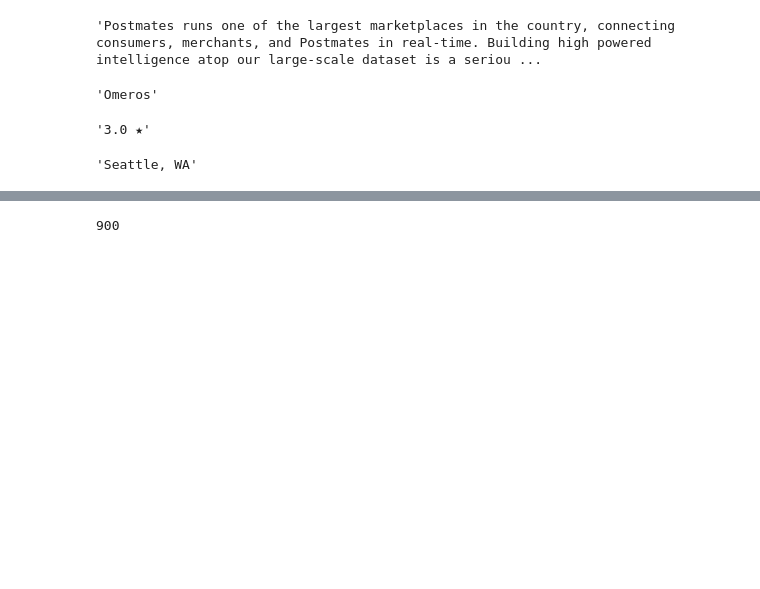
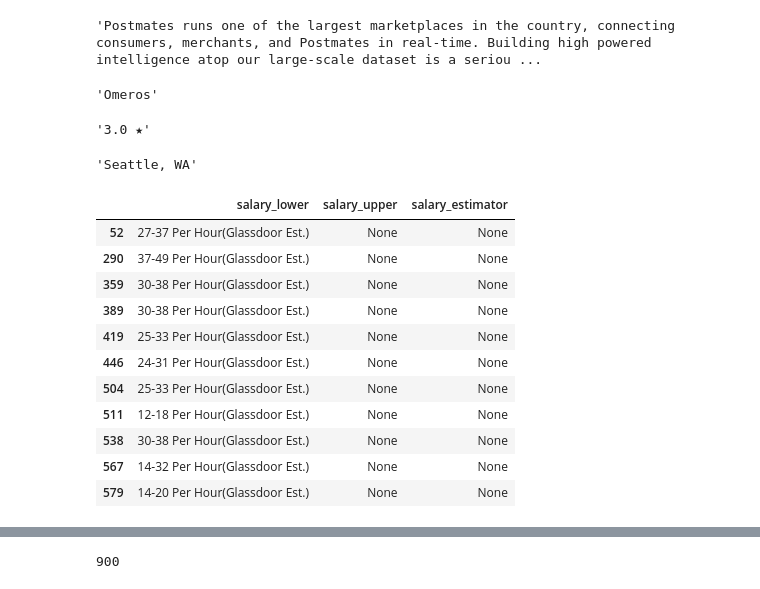
Before and after one commit to michaelfpalmer/level-up, a Jupyter notebook: Toy Data.ipynb, the cells around one changed output, grey strips where cells are left out. Cells and saved outputs as stored; diff of their text form; code cells hidden in the pictures; blank space fills up the shorter version.

```diff
--- a/Toy Data.ipynb
+++ b/Toy Data.ipynb
@@ -1804,3 +1804,18 @@ stars
 locations[27].text
 # %% [output]
 'Seattle, WA'
+# %%
+tempdssal[tempdssal['salary_upper'].isnull()]
+# %% [output]
+|  | salary_lower | salary_upper | salary_estimator |
+| 52 | 27-37 Per Hour(Glassdoor Est.) | None | None |
+| 290 | 37-49 Per Hour(Glassdoor Est.) | None | None |
+| 359 | 30-38 Per Hour(Glassdoor Est.) | None | None |
+| 389 | 30-38 Per Hour(Glassdoor Est.) | None | None |
+| 419 | 25-33 Per Hour(Glassdoor Est.) | None | None |
+| 446 | 24-31 Per Hour(Glassdoor Est.) | None | None |
+| 504 | 25-33 Per Hour(Glassdoor Est.) | None | None |
+| 511 | 12-18 Per Hour(Glassdoor Est.) | None | None |
+| 538 | 30-38 Per Hour(Glassdoor Est.) | None | None |
+| 567 | 14-32 Per Hour(Glassdoor Est.) | None | None |
+| 579 | 14-20 Per Hour(Glassdoor Est.) | None | None |
```
Also changed, not shown: parts of 22 cells of this notebook.
